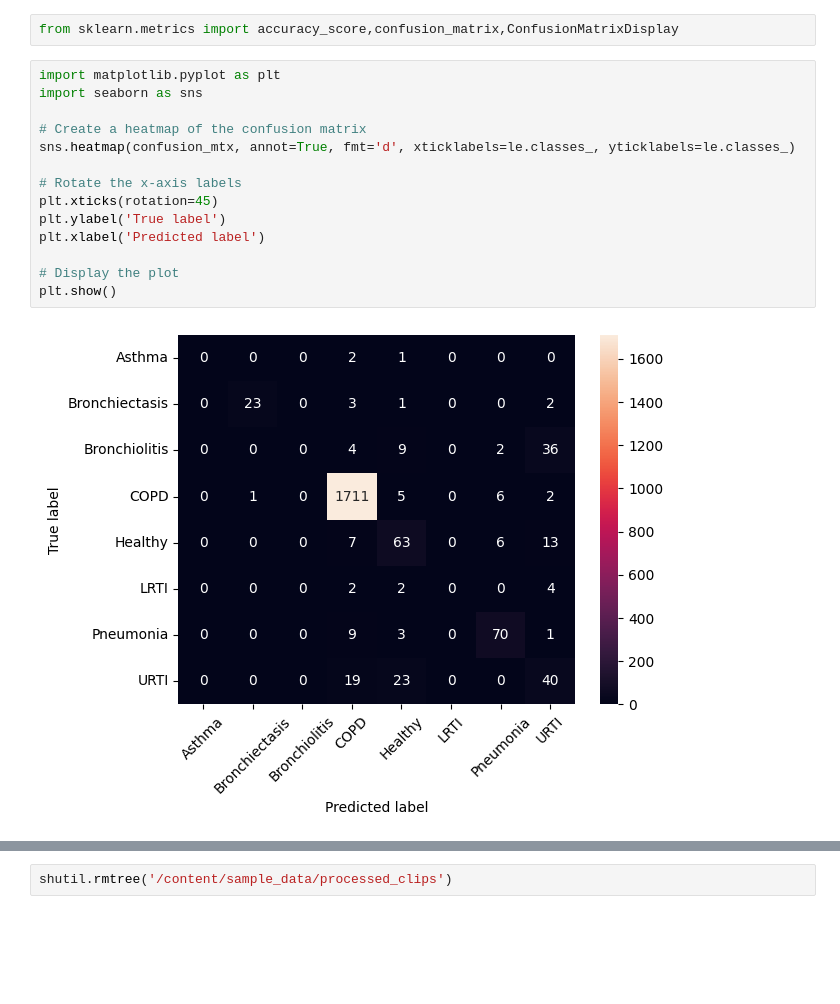
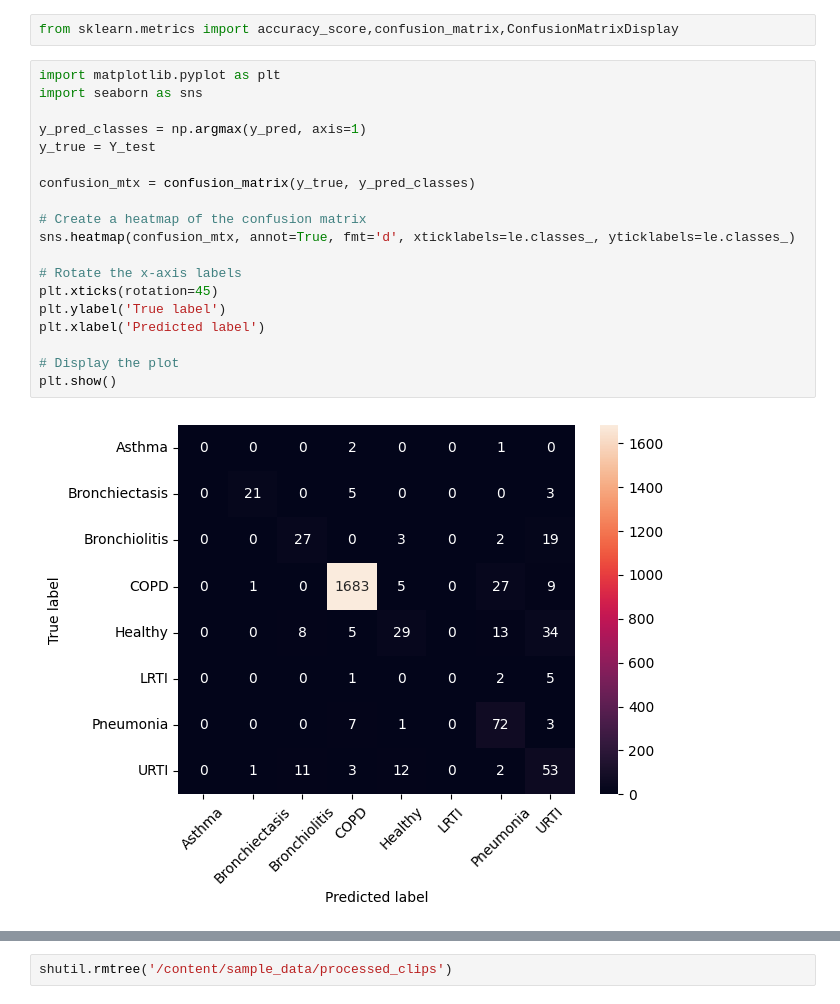
Before and after one commit to mahesh15913/Analysis-Prediction-of-Lung-diseases-using-Lung-Beats, a Jupyter notebook: lung.ipynb, the cells around one changed output, grey strips where cells are left out. Cells and saved outputs as stored; diff of their text form; blank space fills up the shorter version.

```diff
--- a/lung.ipynb
+++ b/lung.ipynb
@@ -668,19 +672,24 @@ from sklearn.metrics import accuracy_score,confusion_matrix,ConfusionMatrixDispl
 # %%
 import matplotlib.pyplot as plt
 import seaborn as sns
+
+y_pred_classes = np.argmax(y_pred, axis=1)
+y_true = Y_test
+
+confusion_mtx = confusion_matrix(y_true, y_pred_classes)
 
 # Create a heatmap of the confusion matrix
 sns.heatmap(confusion_mtx, annot=True, fmt='d', xticklabels=le.classes_, yticklabels=le.classes_)
 
 # Rotate the x-axis labels
 plt.xticks(rotation=45)
 plt.ylabel('True label')
 plt.xlabel('Predicted label')
 
 # Display the plot
 plt.show()
 # %% [output]
-[figure, old version]
+[figure, new version]
 # %%
 from sklearn.metrics import accuracy_score
 def predict(x_test):
```
Also changed, not shown: parts of 21 cells of this notebook, 7 other files.
